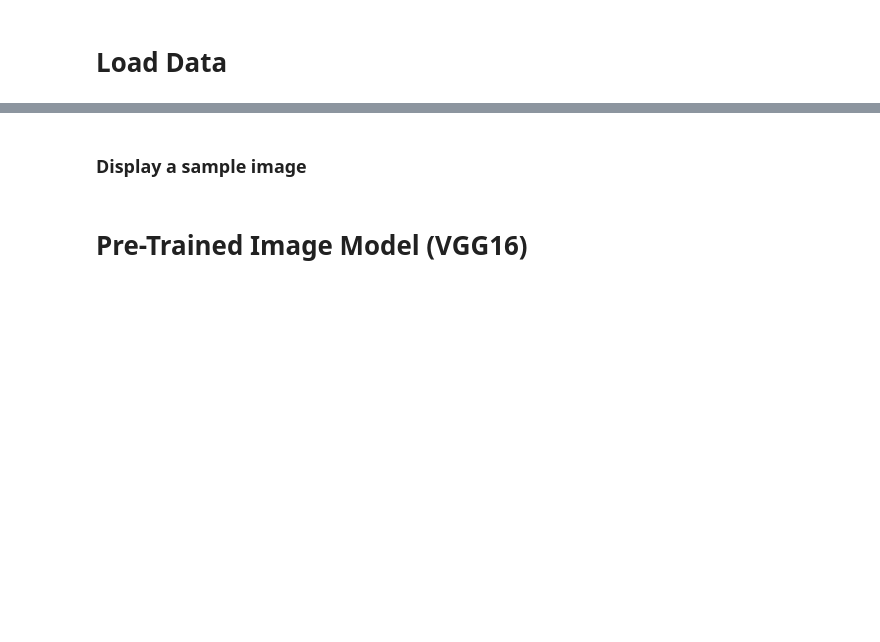
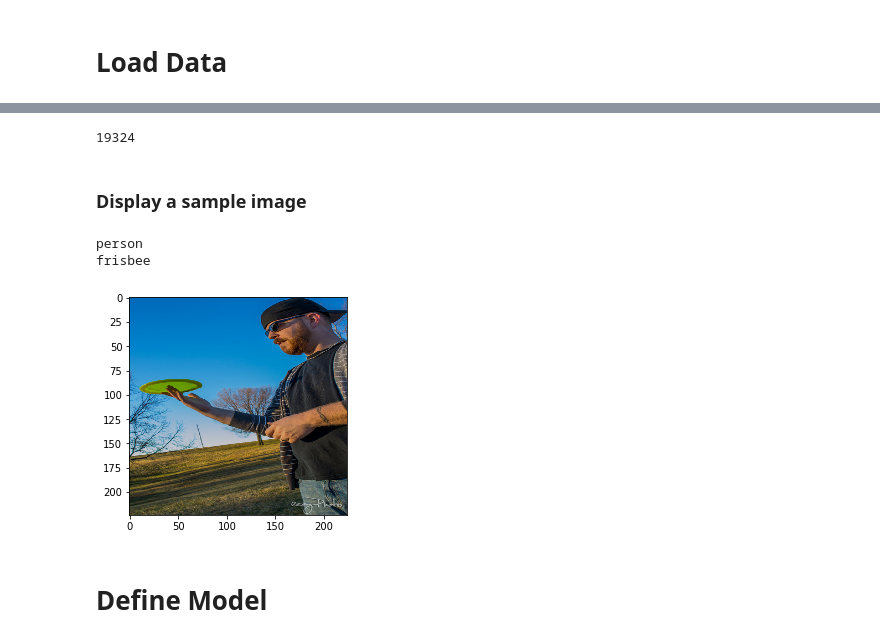
Before and after one commit to shan18/Topic-Based-Image-Captioning, a Jupyter notebook: topic_model.ipynb, the cells around one changed output, grey strips where cells are left out. Cells and saved outputs as stored; diff of their text form; code cells hidden in the pictures; blank space fills up the shorter version.

Commit message:
train topic model

```diff
--- a/topic_model.ipynb
+++ b/topic_model.ipynb
@@ -26,7 +21,7 @@ random.seed(2) # To always load the same images in each dataset split
 data_dir = 'dataset'
 # %%
 def load_data(filename, data_dir):
-    images_path = os.path.join(data_dir, filename)
-    with open(images_path, 'rb') as file:
-        images = pickle.load(file)
+    h5f = h5py.File(os.path.join(data_dir, 'processed_data', filename), 'r')
+    images = h5f['images'][:]
+    h5f.close()
     return images
@@ -44,0 +28,6 @@ test_categories = load_data('test_categories.pkl', data_dir)
+# %%
+def load_labels(filename, data_dir):
+    h5f = h5py.File(os.path.join(data_dir, 'processed_data', filename), 'r')
+    labels = h5f['labels'][:]
+    h5f.close()
+    return labels
@@ -44,0 +36,4 @@ test_categories = load_data('test_categories.pkl', data_dir)
+# %%
+train_images = load_data('train_images.h5', data_dir)
+# %%
+train_categories = load_labels('train_categories.h5', data_dir)
@@ -109,2 +63,7 @@ def show_image(idx, train):
+# %%
+num_images_train = train_images.shape[0]
+num_images_train
+# %% [output]
+19324
 # %% [markdown]
 ### Display a sample image
@@ -113,5 +70,19 @@ show_image(idx=1, train=True)
-# %% [markdown]
-# Pre-Trained Image Model (VGG16)
+# %%
+# display image
+idx = 10
+
+for category, value in enumerate(train_categories[idx]):
+    if value != 0:
+        print(id_category[category])
+
+plt.imshow(train_images[idx])
+plt.show()
+# %% [output]
+person
+frisbee
+[figure, added]
+# %% [markdown]
+# Define Model
 # %%
 # Download VGG16 model along with the fully-connected layers
 model = VGG19(include_top=True, weights='imagenet')
```
Also changed, not shown: parts of 37 cells of this notebook, 2 other files.
